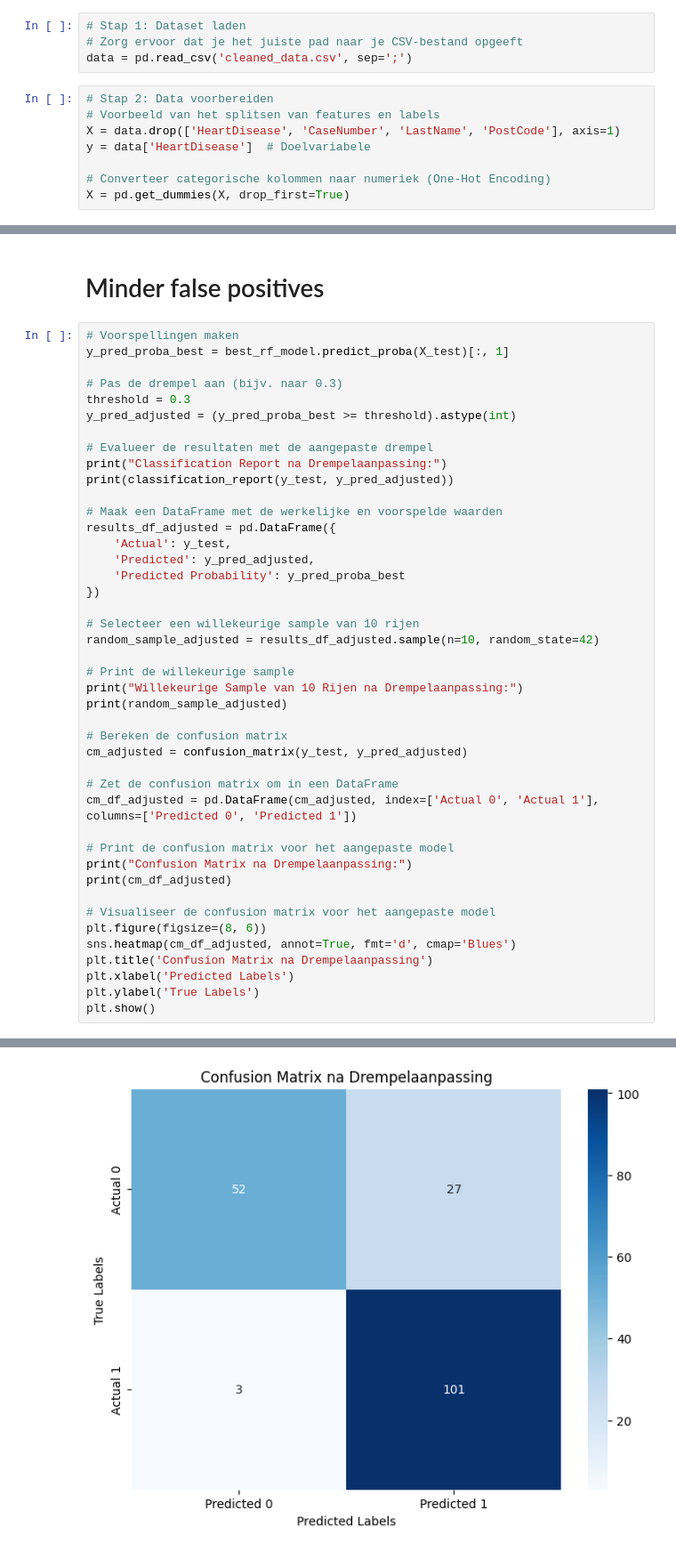
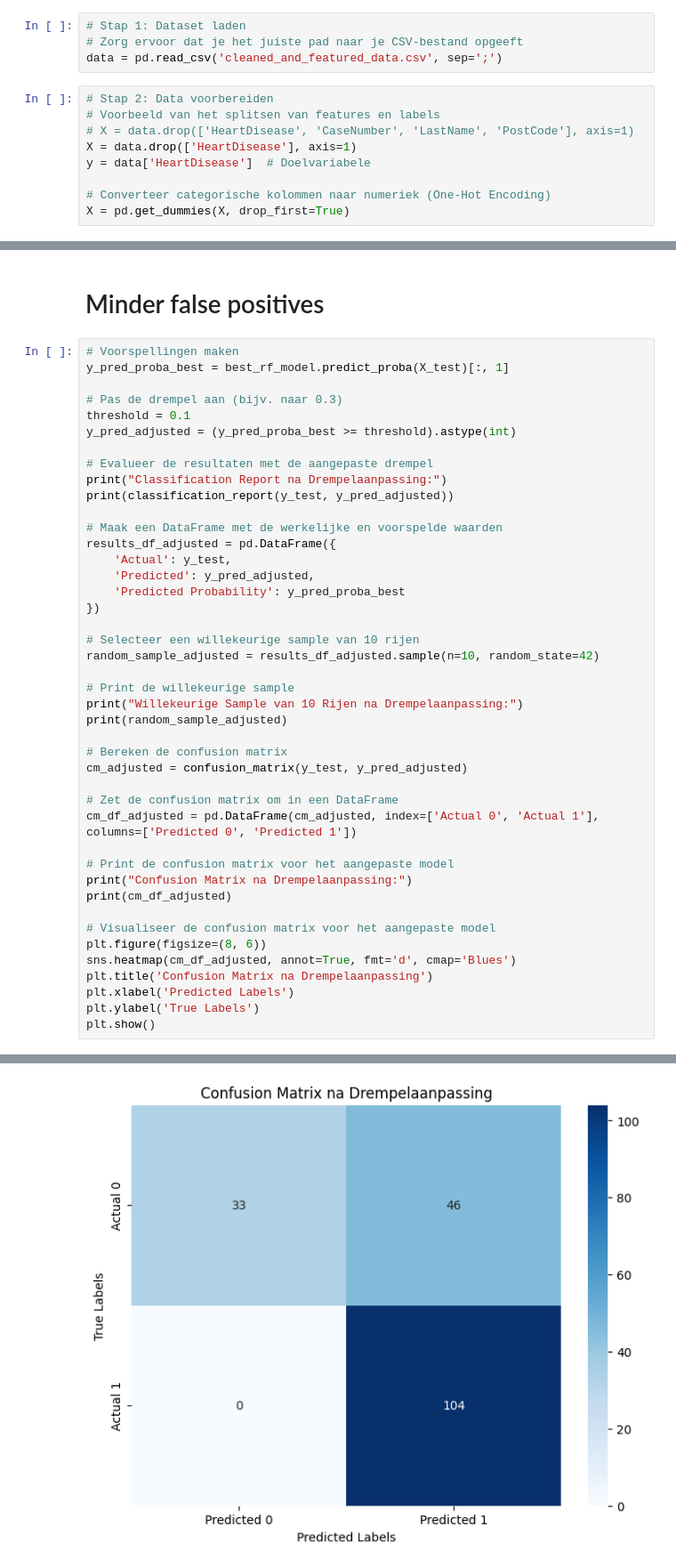
Before and after one commit to leonvsc/heartfailure, a Jupyter notebook: randomForest.ipynb, the cells around one changed output, grey strips where cells are left out. Shown at 89% size. Drawn from its saved outputs; the diff is of its cells as text.

Commit message:
Feat: Added cleaned and featured data with a treshold of 0.1 on random forest

```diff
--- a/randomForest.ipynb
+++ b/randomForest.ipynb
@@ -10,11 +10,12 @@ from sklearn.inspection import permutation_importance
 # %%
 # Stap 1: Dataset laden
 # Zorg ervoor dat je het juiste pad naar je CSV-bestand opgeeft
-data = pd.read_csv('cleaned_data.csv', sep=';')
+data = pd.read_csv('cleaned_and_featured_data.csv', sep=';')
 # %%
 # Stap 2: Data voorbereiden
 # Voorbeeld van het splitsen van features en labels
-X = data.drop(['HeartDisease', 'CaseNumber', 'LastName', 'PostCode'], axis=1)
+# X = data.drop(['HeartDisease', 'CaseNumber', 'LastName', 'PostCode'], axis=1)
+X = data.drop(['HeartDisease'], axis=1)
 y = data['HeartDisease']  # Doelvariabele
 
 # Converteer categorische kolommen naar numeriek (One-Hot Encoding)
@@ -242,7 +244,7 @@ plt.show()
 y_pred_proba_best = best_rf_model.predict_proba(X_test)[:, 1]
 
 # Pas de drempel aan (bijv. naar 0.3)
-threshold = 0.3
+threshold = 0.1
 y_pred_adjusted = (y_pred_proba_best >= threshold).astype(int)
 
 # Evalueer de resultaten met de aangepaste drempel
@@ -301 +303 @@ Actual 1            3          101
-[figure, old version]
+[figure, new version]
```
Also changed, not shown: parts of 5 cells of this notebook, 3 other files.
